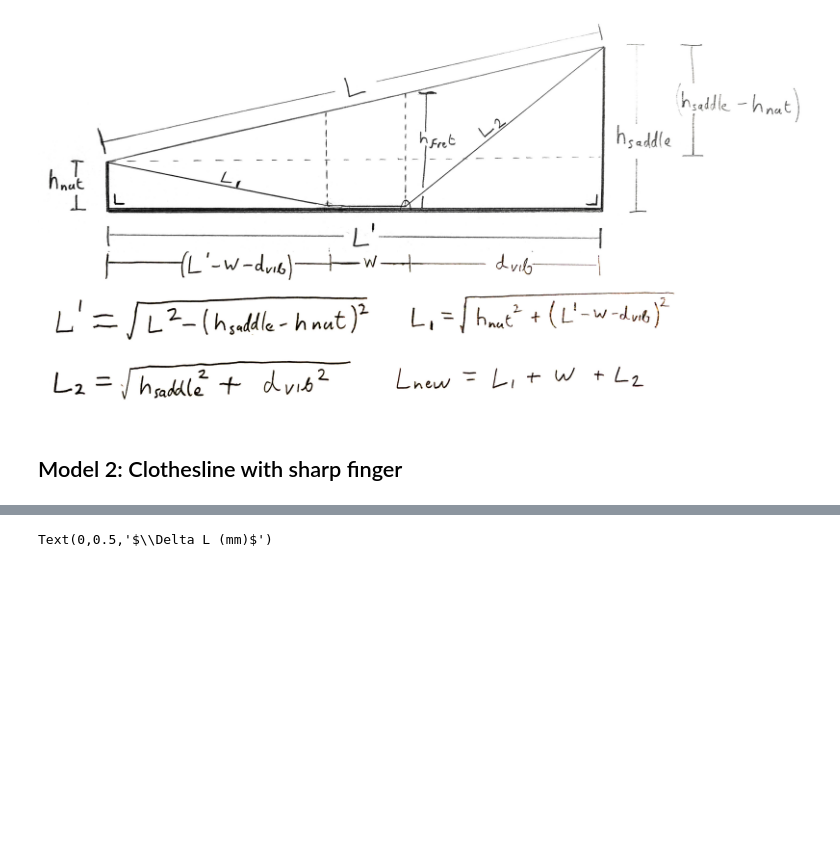
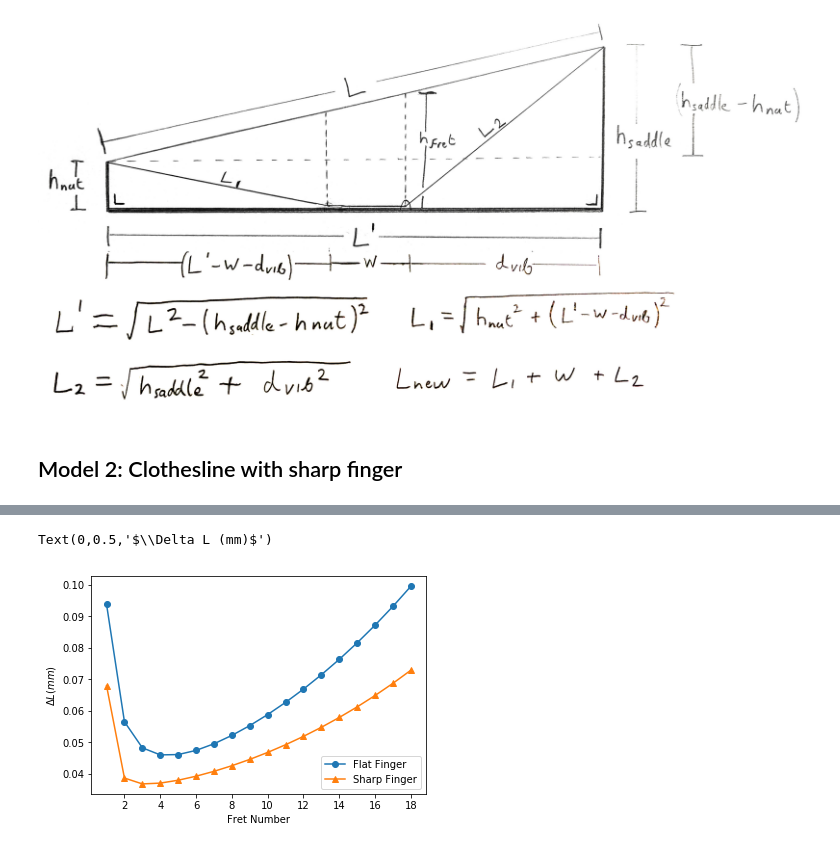
Before and after one commit to crpurcell/Fretboard_Compensation, a Jupyter notebook: Comparing_Geometric_Models.ipynb, the cells around one changed output, grey strips where cells are left out. Drawn from its saved outputs; the diff is of its cells as text; code cells hidden in the pictures; blank space fills up the shorter version.

```diff
--- a/Comparing_Geometric_Models.ipynb
+++ b/Comparing_Geometric_Models.ipynb
@@ -111,8 +111,9 @@ def model1(vibeLenArr, actionNut=1.5/1000, actionFret12=3.5/1000,
     m = (y2 - y1) / (x2 - x1)
     actionSaddle = actionFret12 - m * vibeLenArr[12]
 
-    # Calculate Lprime: the length of the string projected to the fingerboard
-    Lprime = np.sqrt(vibeLenArr[0]**2.0 - (actionSaddle - actionNut)**2.0)
+    # Calculate Lproj: the length of the string projected to the fingerboard
+    Lproj = vibeLenArr[0]
+    Lopen = np.sqrt(vibeLenArr[0]**2.0 + (actionSaddle - actionNut)**2.0)
 
     # Calculate the clipped finger width if the finger overlaps previous fret
     fretWidthArr = np.zeros_like(vibeLenArr)
@@ -121,7 +122,8 @@ def model1(vibeLenArr, actionNut=1.5/1000, actionFret12=3.5/1000,
     fingerWidthArr[-1] = 0
 
     # Calculate L1, the string length above the finger press
-    L1 = np.sqrt(actionNut**2.0 + (Lprime - fingerWidthArr - vibeLenArr)**2.0)
+    L1 = np.sqrt(actionNut**2.0 + (Lproj - fingerWidthArr - vibeLenArr)**2.0)
+    #print(L1)
 
     # Calculate L2, the string length below the finger press
     L2 = np.sqrt(actionSaddle**2.0 + vibeLenArr**2.0)
@@ -129,16 +131,15 @@ def model1(vibeLenArr, actionNut=1.5/1000, actionFret12=3.5/1000,
     # Deflected length: nut-to-finger + fingerWidth + fret-to-saddle
     # Set the nut to the open length and saddle to np.nan
     newLArr = L1 + fingerWidthArr + L2
-    newLArr[0] = vibeLenArr[0]
+    newLArr[0] = Lopen
     newLArr[-1] = np.nan
 
     # Some feedback
     if verbose:
         print("Saddle Action    = {:6.2f}".format(actionSaddle))
-        print("Projected Length = {:6.2f}".format(Lprime))
+        print("Projected Length = {:6.2f}".format(Lproj))
 
-    #return newLArr
-    return fingerWidthArr
+    return newLArr
 # %% [markdown]
 ## Model 2: Clothesline with sharp finger
 # %%
@@ -204,20 +223,15 @@ model1LArr_m = model1(vibeLenIdealArr_m, actionNut_m, actionFret12_m,
 model2LArr_m = model2(vibeLenIdealArr_m, actionNut_m, actionFret12_m,
                       fretHeight_m, depressHeight_m, depressMod)
 # %%
-
-%matplotlib notebook
 # Calculate the increase in length, delta_L
-delta1L_m = model1LArr_m - vibeLenIdealArr_m[0]
-delta2L_m = model2LArr_m - vibeLenIdealArr_m[0]
-#delta2L_m[1] = 0
+delta1L_m = model1LArr_m - model1LArr_m[0]
+delta2L_m = model2LArr_m - model2LArr_m[0]
 
 # Plot the length increase for a thin and normal finger
 fretNumArr = np.arange(len(vibeLenIdealArr_m))
 ax = plt.subplot(1, 1, 1)
-#ax.plot(fretNumArr[1:], delta1L_m[1:]*1000, marker="o", label="Model1")
-#ax.plot(fretNumArr[1:], delta2L_m[1:]*1000, marker="^", label="Model2")
-ax.plot(fretNumArr[1:], model1LArr_m[1:], marker="^", label="Model1")
-ax.plot(fretNumArr[1:], model2LArr_m[1:], marker="^", label="Model2")
+ax.plot(fretNumArr[1:], delta1L_m[1:]*1000, marker="o", label="Flat Finger")
+ax.plot(fretNumArr[1:], delta2L_m[1:]*1000, marker="^", label="Sharp Finger")
 ax.xaxis.set_major_locator(MaxNLocator(integer=True))
 leg = ax.legend()
 ax.set_xlabel("Fret Number")
@@ -228,3 +240,2 @@ ax.set_ylabel("$\Delta L (mm)$")
 Text(0,0.5,'$\\Delta L (mm)$')
+[figure, added]
-# %% [markdown]
-######
```
Also changed, not shown: parts of 3 cells of this notebook, 1 other file.
